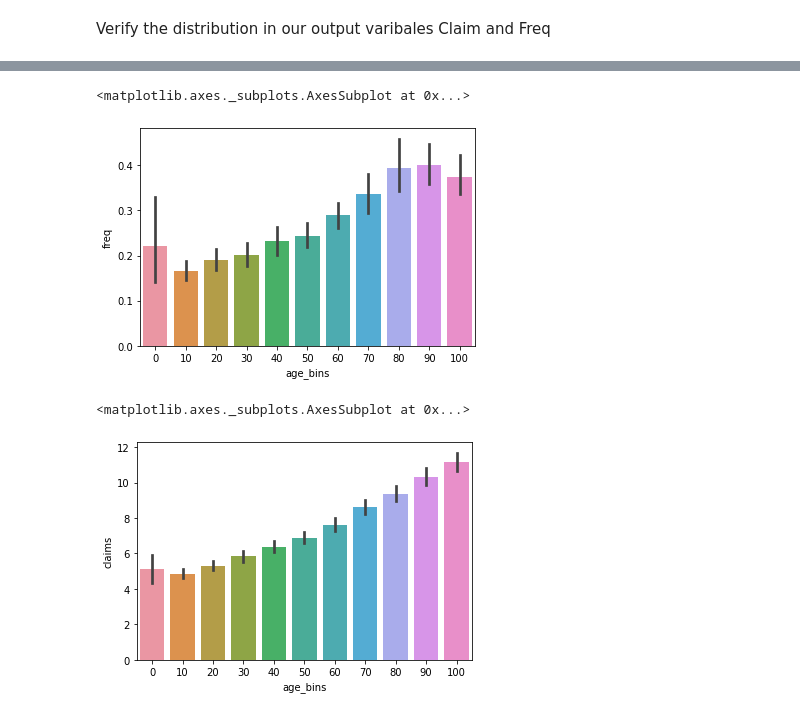
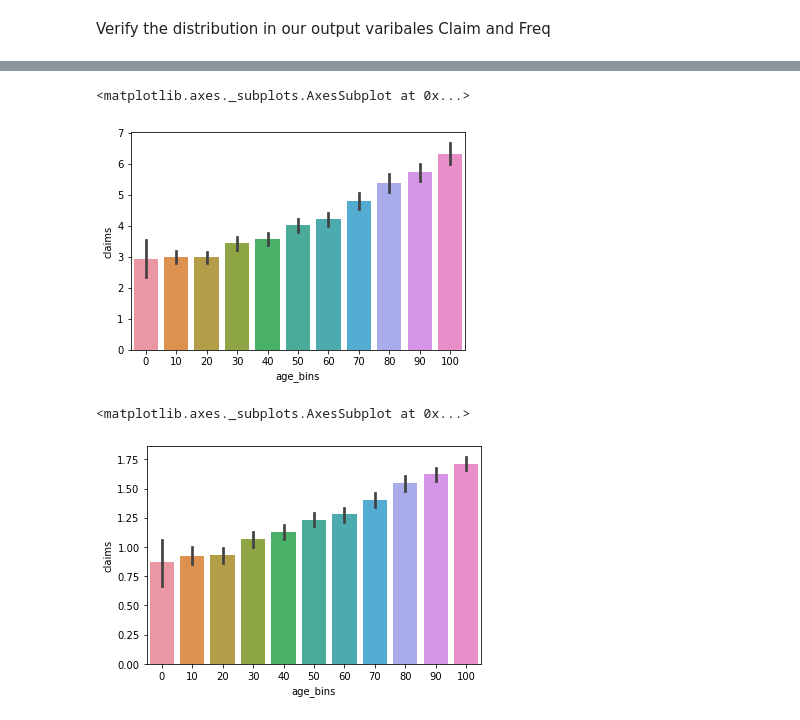
Before and after one commit to mrbarun2011/Chubb, a Jupyter notebook: Data_Exploration.ipynb, the cells around one changed output, grey strips where cells are left out. Drawn from its saved outputs; the diff is of its cells as text; code cells hidden in the pictures.

```diff
--- a/Data_Exploration.ipynb
+++ b/Data_Exploration.ipynb
@@ -60,11 +78,11 @@ sns.boxplot(df['state'],df['sqft'])
 # %%
-sns.barplot(df['age_bins'],df['freq'])
+sns.barplot(df['age_bins'],df['claims'])
 # %% [output]
 <matplotlib.axes._subplots.AxesSubplot at 0x...>
-[figure, old version]
+[figure, new version]
 # %%
 # we see the exp relationhsip between the variables
-sns.barplot(df['age_bins'],df['claims'])
+sns.barplot(df['age_bins'],np.log(df['claims']))
 # %% [output]
 <matplotlib.axes._subplots.AxesSubplot at 0x...>
-[figure, old version]
+[figure, new version]
```
Also changed, not shown: parts of 21 cells of this notebook, 3 other files.
